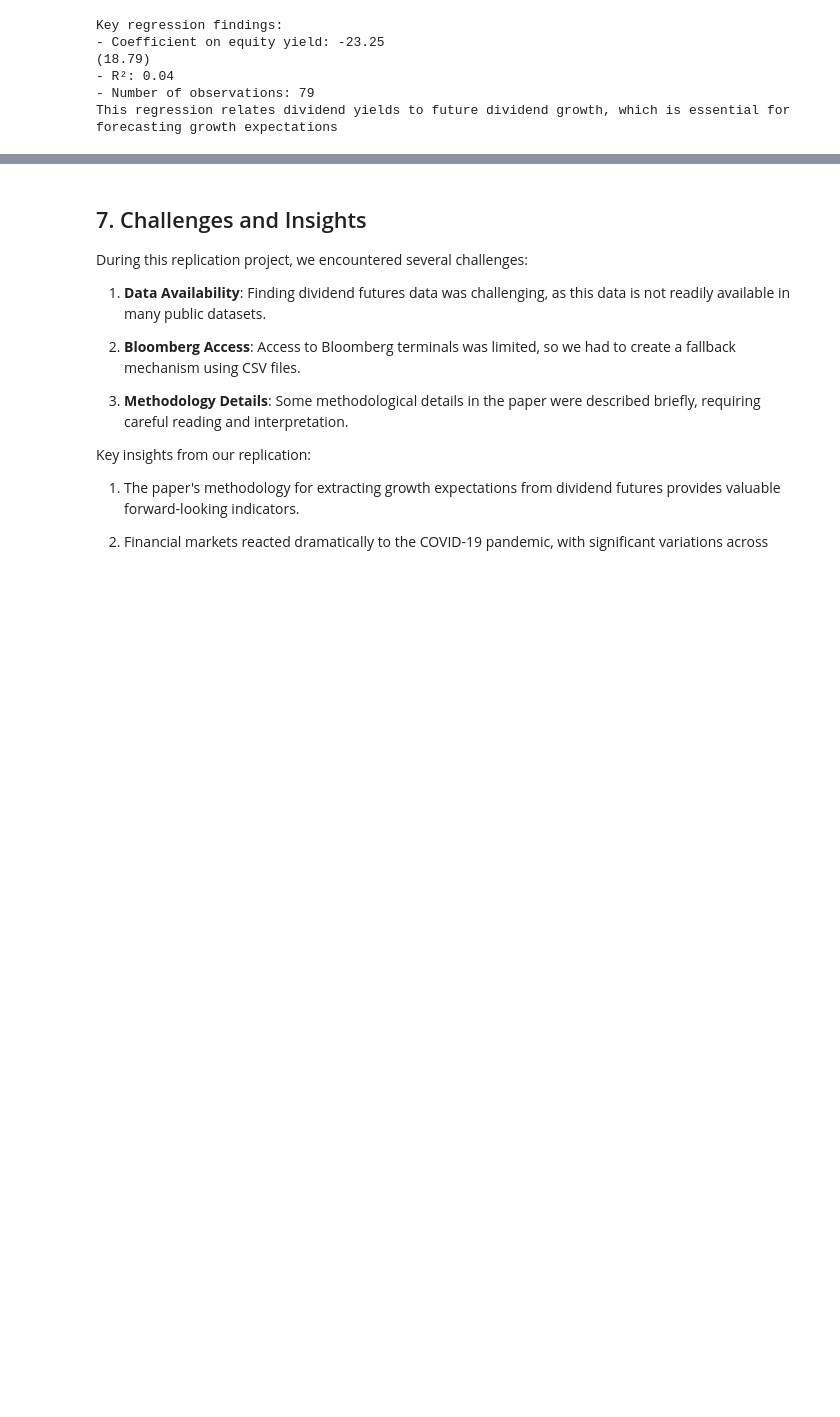
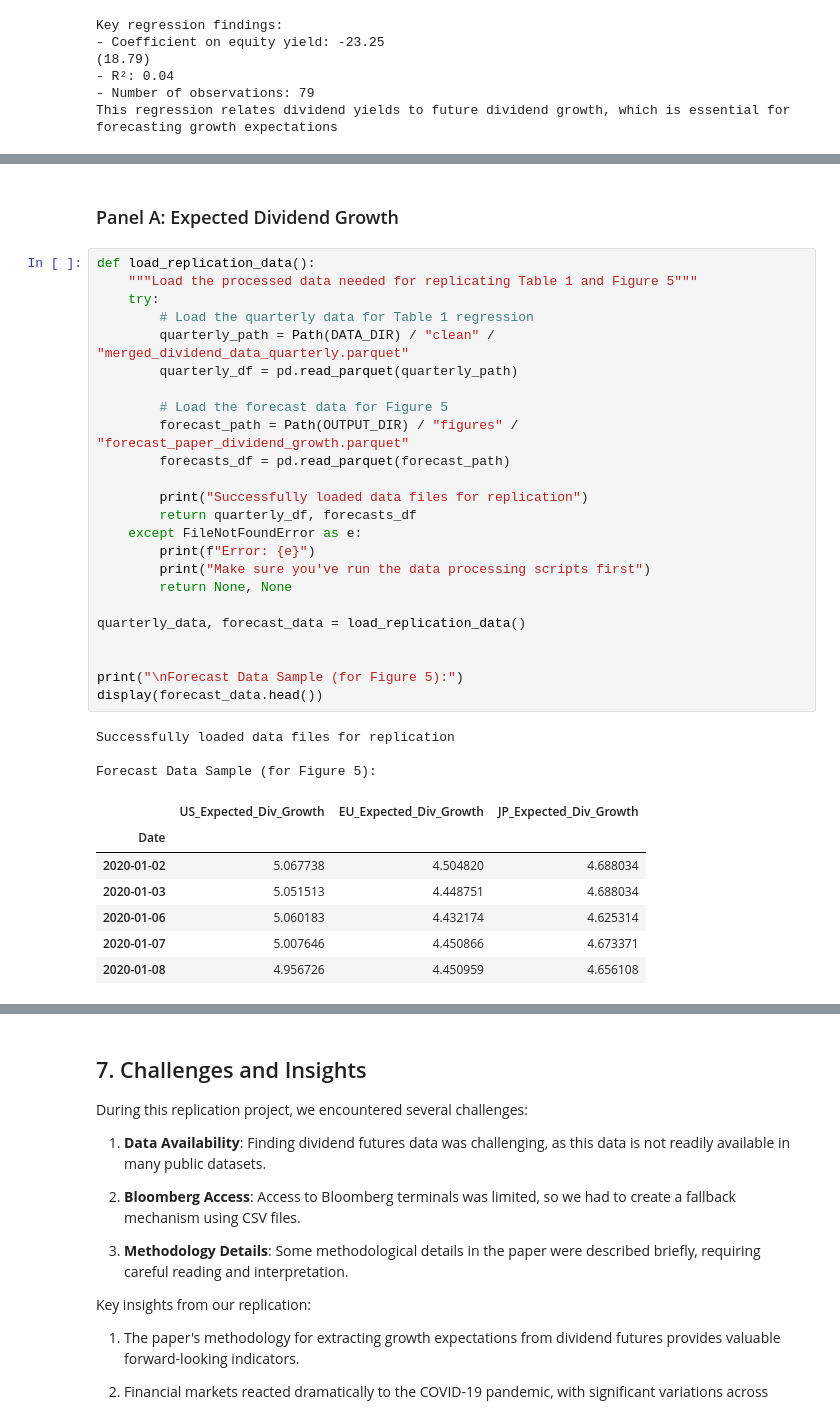
Before and after one commit to amywangyx1022/final_project_group4, a Jupyter notebook: output/brief_tour.ipynb, the cells around one changed output, grey strips where cells are left out. Drawn from its saved outputs; the diff is of its cells as text; blank space fills up the shorter version.

Commit message:
output

```diff
--- a/output/brief_tour.ipynb
+++ b/output/brief_tour.ipynb
@@ -237,0 +240,37 @@ The figures above show:
+# %% [markdown]
+### Panel A: Expected Dividend Growth
+# %%
+def load_replication_data():
+    """Load the processed data needed for replicating Table 1 and Figure 5"""
+    try:
+        # Load the quarterly data for Table 1 regression
+        quarterly_path = Path(DATA_DIR) / "clean" / "merged_dividend_data_quarterly.parquet"
+        quarterly_df = pd.read_parquet(quarterly_path)
+
+        # Load the forecast data for Figure 5
+        forecast_path = Path(OUTPUT_DIR) / "figures" / "forecast_paper_dividend_growth.parquet"
+        forecasts_df = pd.read_parquet(forecast_path)
+
+        print("Successfully loaded data files for replication")
+        return quarterly_df, forecasts_df
+    except FileNotFoundError as e:
+        print(f"Error: {e}")
+        print("Make sure you've run the data processing scripts first")
+        return None, None
+
+quarterly_data, forecast_data = load_replication_data()
+
+
+print("\nForecast Data Sample (for Figure 5):")
+display(forecast_data.head())
+# %% [output]
+Successfully loaded data files for replication
+
+Forecast Data Sample (for Figure 5):
+|  | US_Expected_Div_Growth | EU_Expected_Div_Growth | JP_Expected_Div_Growth |
+| Date |  |  |  |
+| 2020-01-02 | 5.067738 | 4.504820 | 4.688034 |
+| 2020-01-03 | 5.051513 | 4.448751 | 4.688034 |
+| 2020-01-06 | 5.060183 | 4.432174 | 4.625314 |
+| 2020-01-07 | 5.007646 | 4.450866 | 4.673371 |
+| 2020-01-08 | 4.956726 | 4.450959 | 4.656108 |
```
Also changed, not shown: parts of 8 cells of this notebook, 1 other file.
